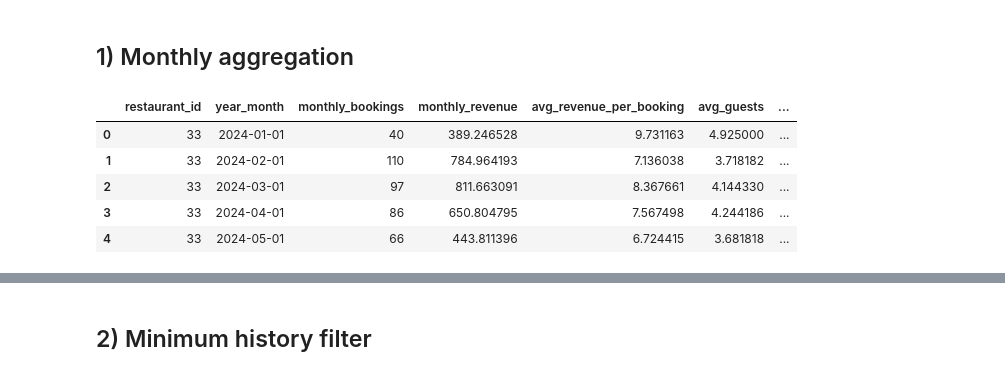
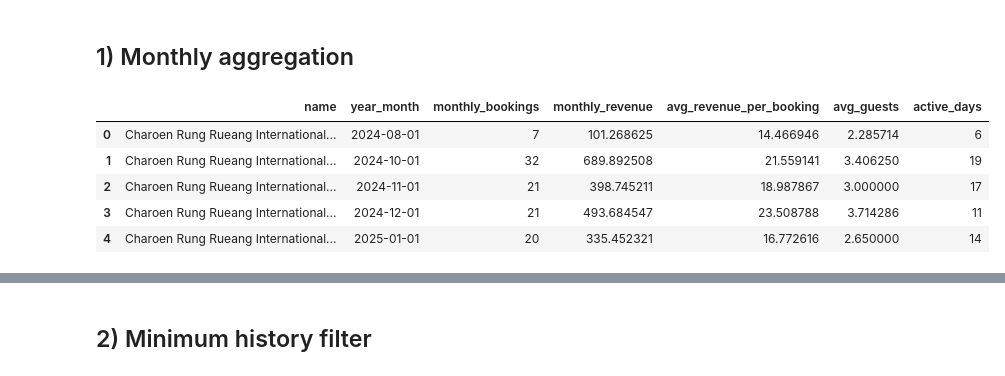
Before and after one commit to liyunling2/OPE, a Jupyter notebook: _2_feature_engineering+momentum/start/momentum.ipynb, the cells around one changed output, grey strips where cells are left out. Cells and saved outputs as stored; diff of their text form; code cells hidden in the pictures.

```diff
--- a/_2_feature_engineering+momentum/start/momentum.ipynb
+++ b/_2_feature_engineering+momentum/start/momentum.ipynb
@@ -239,34 +239,34 @@ final_bookings_df.head(10)
 # %%
 final_bookings_df["year_month"] = final_bookings_df["booking_date"].dt.to_period("M").dt.to_timestamp()
 
-# Filter out advance bookings beyond Dec 2025
-cutoff_month = pd.Timestamp("2025-12-01")
+# Filter out advance bookings beyond Feb 2026
+cutoff_month = pd.Timestamp("2026-01-31")
 final_bookings_df = final_bookings_df[final_bookings_df["year_month"] <= cutoff_month].copy()
 
 restaurants_agg = (
     final_bookings_df
-    .groupby(["restaurant_id", "year_month"], as_index=False)
+    .groupby(["name", "year_month"], as_index=False)
     .agg(
         monthly_bookings=("id", "count"),
         monthly_revenue=("revenue_usd", "sum"),
         avg_revenue_per_booking=("revenue_usd", "mean"),
         avg_guests=("total_guests", "mean"),
         active_days=("booking_date", lambda x: x.dt.date.nunique()),
     )
 )
 
 #do note monthly_revenue here refers to the usd denominated revenue, please confirm based on above steps
 restaurants_agg["monthly_bookings"] = restaurants_agg["monthly_bookings"].fillna(0).astype(int)
 restaurants_agg["monthly_revenue"] = restaurants_agg["monthly_revenue"].fillna(0.0)
 restaurants_agg["avg_revenue_per_booking"] = restaurants_agg["avg_revenue_per_booking"].replace([np.inf, -np.inf], np.nan)
 restaurants_agg["avg_revenue_per_booking"] = restaurants_agg["avg_revenue_per_booking"].fillna(0.0)
 
-restaurants_agg = restaurants_agg.sort_values(["restaurant_id", "year_month"]).reset_index(drop=True)
+restaurants_agg = restaurants_agg.sort_values(["name", "year_month"]).reset_index(drop=True)
 restaurants_agg.head()
 # %% [output]
-|  | restaurant_id | year_month | monthly_bookings | monthly_revenue | avg_revenue_per_booking | avg_guests | ... |
-| 0 | 33 | 2024-01-01 | 40 | 389.246528 | 9.731163 | 4.925000 | ... |
-| 1 | 33 | 2024-02-01 | 110 | 784.964193 | 7.136038 | 3.718182 | ... |
-| 2 | 33 | 2024-03-01 | 97 | 811.663091 | 8.367661 | 4.144330 | ... |
-| 3 | 33 | 2024-04-01 | 86 | 650.804795 | 7.567498 | 4.244186 | ... |
-| 4 | 33 | 2024-05-01 | 66 | 443.811396 | 6.724415 | 3.681818 | ... |
+|  | name | year_month | monthly_bookings | monthly_revenue | avg_revenue_per_booking | avg_guests | active_days |
+| 0 | Charoen Rung Rueang International... | 2024-08-01 | 7 | 101.268625 | 14.466946 | 2.285714 | 6 |
+| 1 | Charoen Rung Rueang International... | 2024-10-01 | 32 | 689.892508 | 21.559141 | 3.406250 | 19 |
+| 2 | Charoen Rung Rueang International... | 2024-11-01 | 21 | 398.745211 | 18.987867 | 3.000000 | 17 |
+| 3 | Charoen Rung Rueang International... | 2024-12-01 | 21 | 493.684547 | 23.508788 | 3.714286 | 11 |
+| 4 | Charoen Rung Rueang International... | 2025-01-01 | 20 | 335.452321 | 16.772616 | 2.650000 | 14 |
```
Also changed, not shown: parts of 8 cells of this notebook.
